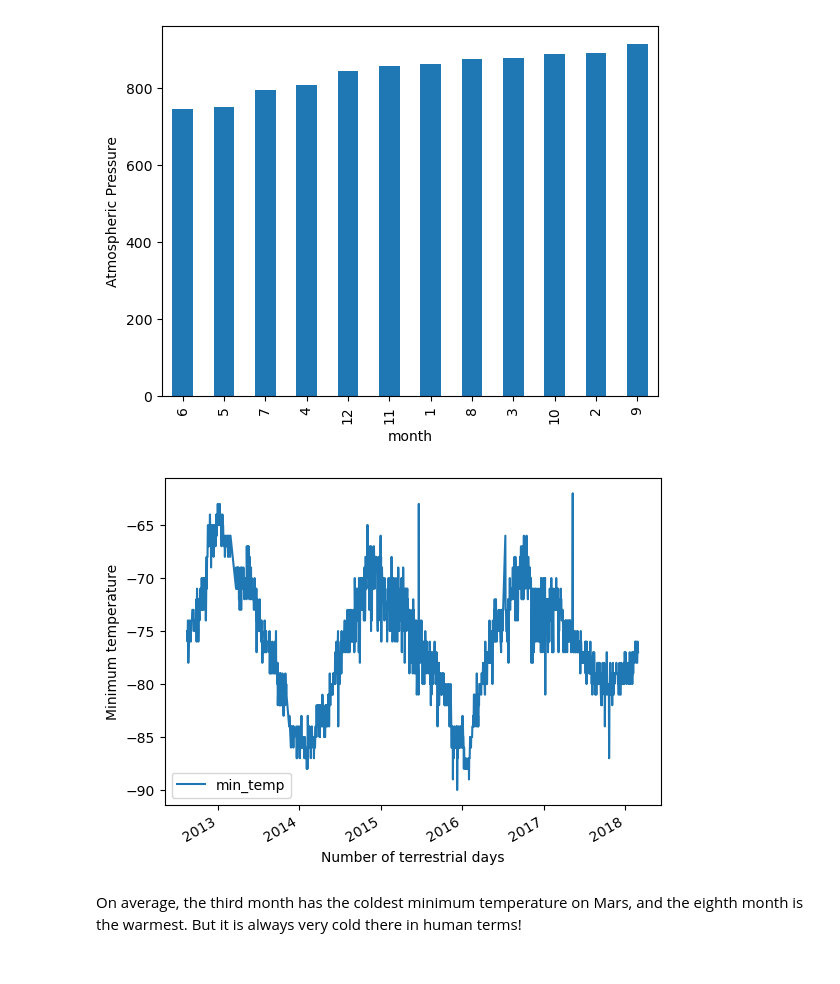
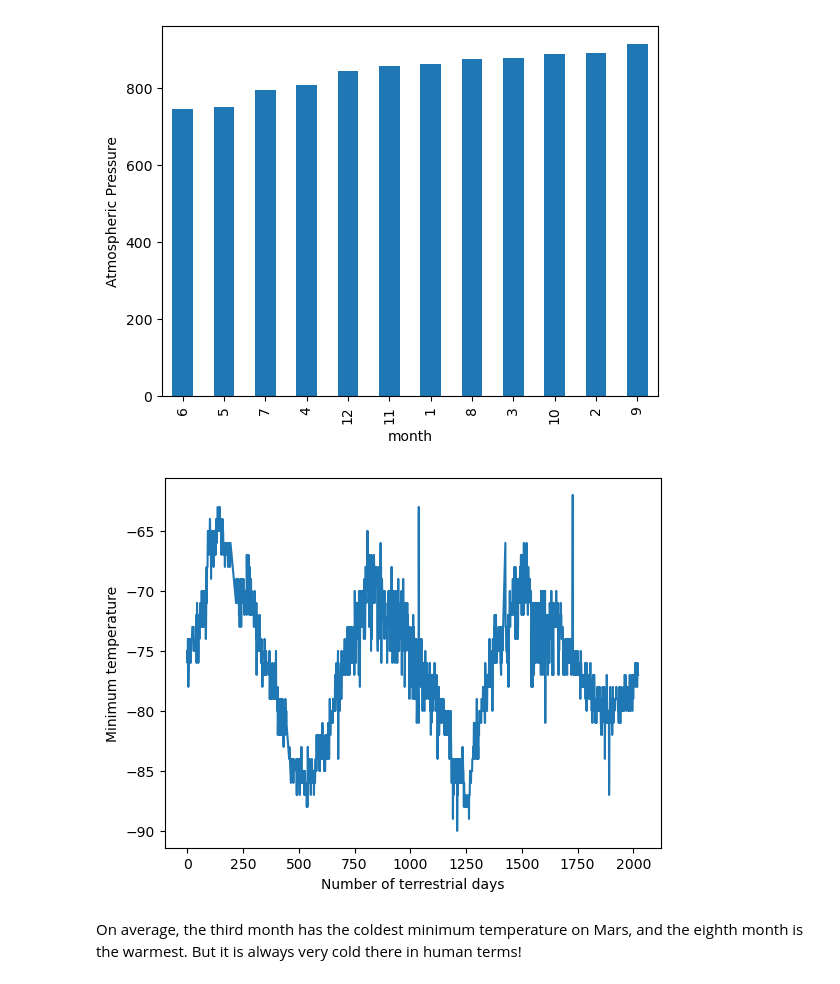
Before and after one commit to kasheshjaiin/webscraping-challenge, a Jupyter notebook: part_2_mars_weather.ipynb, the cells around one changed output. Drawn from its saved outputs; the diff is of its cells as text; code cells hidden in the pictures.

```diff
--- a/part_2_mars_weather.ipynb
+++ b/part_2_mars_weather.ipynb
@@ -232,12 +232,17 @@ plt.show()
 [figure]
 # %%
 # 5. How many terrestrial (earth) days are there in a Martian year?
-df.plot(x='terrestrial_date', y='min_temp', xlabel='Number of terrestrial days', ylabel='Minimum temperature')
+
+# Calculate the number of days elapsed since a reference point
+df['terrestrial_days'] = (df['terrestrial_date'] - df['terrestrial_date'].min()).dt.days
+
+# Plot
+df.plot(x='terrestrial_days', y='min_temp', xlabel='Number of terrestrial days', ylabel='Minimum temperature', legend=False)
 
 # Show the plot
 plt.show()
 # %% [output]
-[figure, old version]
+[figure, new version]
 # %% [markdown]
 On average, the third month has the coldest minimum temperature on Mars, and the eighth month is the warmest. But it is always very cold there in human terms!
 # %% [markdown]
```
